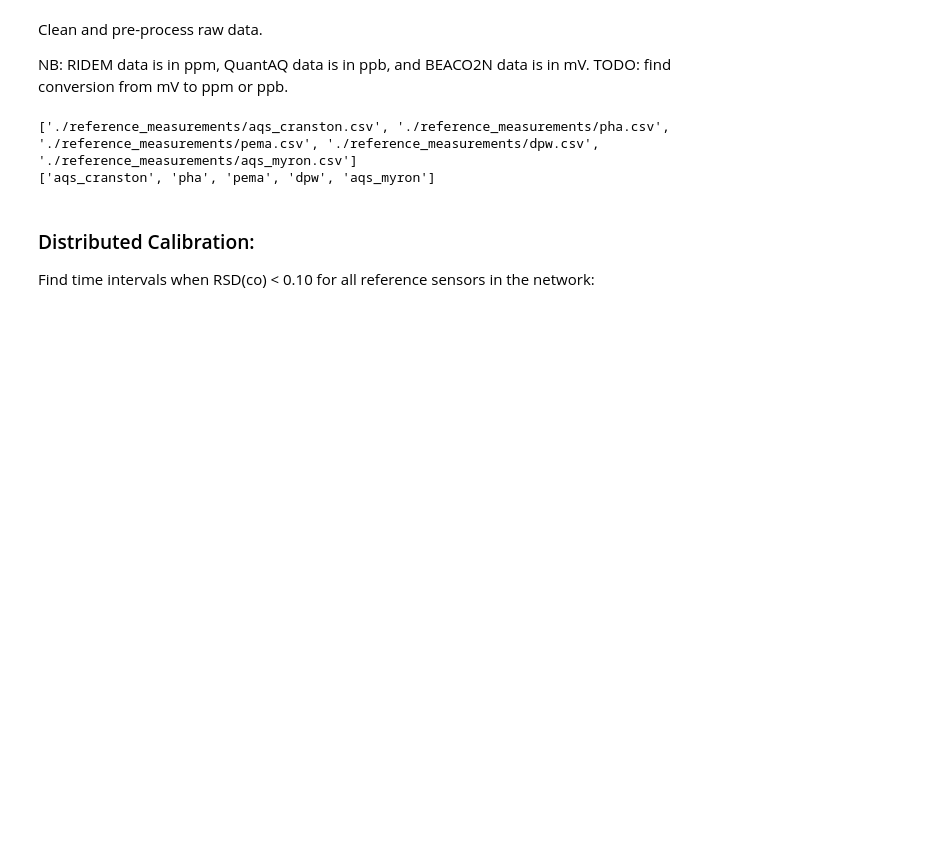
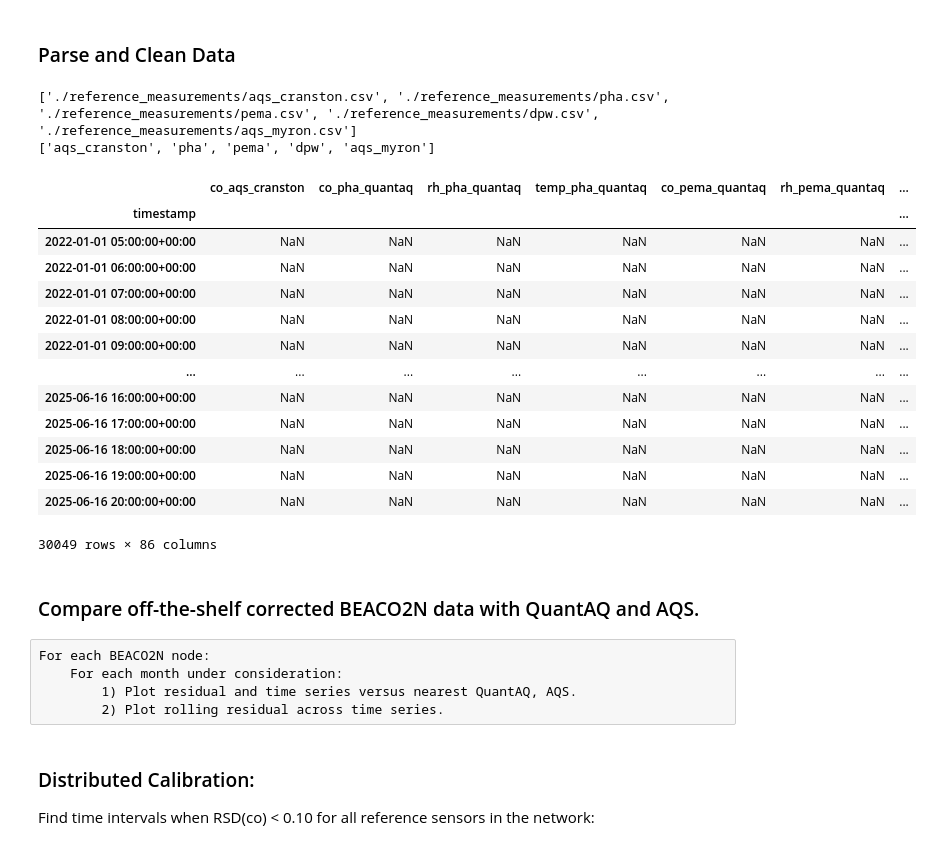
Before and after one commit to dwoodilla/bpp-scripts, a Jupyter notebook: BEACO2N_CO_calibration.ipynb, the cells around one changed output. Saved outputs shown, nothing was run; the diff lists cells and outputs as text; code cells hidden in the pictures; blank space fills up the shorter version.

```diff
--- a/BEACO2N_CO_calibration.ipynb
+++ b/BEACO2N_CO_calibration.ipynb
@@ -15,10 +13,8 @@ import typing as t
 import pyaqsapi as aqs
 from datetime import date
 from functools import reduce
-# %% [markdown]
-Clean and pre-process raw data.
-
-NB: RIDEM data is in ppm, QuantAQ data is in ppb, and BEACO2N data is in mV. TODO: find conversion from mV to ppm or ppb.
+# %% [markdown]
+### Parse and Clean Data
 # %%
 # Parse the measurement and reference dataframe lists from csv files in project folder.
 measurement_files = glob("./BEACO2N_measurements/*.csv")
@@ -91,3 +107,76 @@ reference_df = {key: rm_outliers(df) for key, df in reference_df.items()}
+# %%
+from functools import reduce
+
+# Prepare a list to collect all dataframes with renamed columns
+dfs = []
+
+# Helper function to rename columns for each site
+def rename_columns(df, site, is_aqs=False, is_quantaq=False, is_beaco2n=False):
+    # Only keep timestamp, co, rh, temp if present
+    cols = ['timestamp']
+    if 'co' in df.columns: cols.append('co')
+    if 'rh' in df.columns: cols.append('rh')
+    if 'temp' in df.columns: cols.append('temp')
+    df = df[cols].copy()
+    if is_aqs:
+        # For AQS, use "co_aqs_[site]" (not "co_aqs_[site]_aqs")
+        suffix = f"_aqs_{site}"
+    elif is_quantaq:
+        suffix = f"_{site}_quantaq"
+    elif is_beaco2n:
+        suffix = f"_{site}_beaco2n"
+    else:
+        suffix = f"_{site}"
+    rename_map = {}
+    if 'co' in df.columns:
+        if is_aqs:
+            rename_map['co'] = f"co_{site}"
+        else:
+            rename_map['co'] = f"co{suffix}"
+    if 'rh' in df.columns: rename_map['rh'] = f"rh{suffix}"
+    if 'temp' in df.columns: rename_map['temp'] = f"temp{suffix}"
+    df = df.rename(columns=rename_map)
+    return df
+
+# Add reference sites
+for site, df in reference_df.items():
+    is_aqs = 'aqs' in site
+    is_quantaq = (site in measurement_df) and not is_aqs
+    dfs.append(rename_columns(df, site, is_aqs=is_aqs, is_quantaq=is_quantaq))
+
+# Add measurement sites
+for site, df in measurement_df.items():
+    is_beaco2n = (site in reference_df)
+    dfs.append(rename_columns(df, site, is_beaco2n=is_beaco2n))
+
+# Outer merge all dataframes on timestamp
+merged_all = reduce(lambda left, right: pd.merge(left, right, on='timestamp', how='outer'), dfs)
+merged_all = merged_all.sort_values('timestamp').set_index('timestamp')
+
+# Display the merged dataframe
+display(merged_all)
+# %% [output]
+|  | co_aqs_cranston | co_pha_quantaq | rh_pha_quantaq | temp_pha_quantaq | co_pema_quantaq | rh_pema_quantaq | ... |
+| timestamp |  |  |  |  |  |  | ... |
+| 2022-01-01 05:00:00+00:00 | NaN | NaN | NaN | NaN | NaN | NaN | ... |
+| 2022-01-01 06:00:00+00:00 | NaN | NaN | NaN | NaN | NaN | NaN | ... |
+| 2022-01-01 07:00:00+00:00 | NaN | NaN | NaN | NaN | NaN | NaN | ... |
+| 2022-01-01 08:00:00+00:00 | NaN | NaN | NaN | NaN | NaN | NaN | ... |
+| 2022-01-01 09:00:00+00:00 | NaN | NaN | NaN | NaN | NaN | NaN | ... |
+| ... | ... | ... | ... | ... | ... | ... | ... |
+| 2025-06-16 16:00:00+00:00 | NaN | NaN | NaN | NaN | NaN | NaN | ... |
+| 2025-06-16 17:00:00+00:00 | NaN | NaN | NaN | NaN | NaN | NaN | ... |
+| 2025-06-16 18:00:00+00:00 | NaN | NaN | NaN | NaN | NaN | NaN | ... |
+| 2025-06-16 19:00:00+00:00 | NaN | NaN | NaN | NaN | NaN | NaN | ... |
+| 2025-06-16 20:00:00+00:00 | NaN | NaN | NaN | NaN | NaN | NaN | ... |
+30049 rows × 86 columns
+# %% [markdown]
+### Compare off-the-shelf corrected BEACO2N data with QuantAQ and AQS.
+# %% [raw]
+For each BEACO2N node:
+    For each month under consideration:
+        1) Plot residual and time series versus nearest QuantAQ, AQS.
+        2) Plot rolling residual across time series.
 # %% [markdown]
 ### Distributed Calibration:
 Find time intervals when RSD(co) < 0.10 for all reference sensors in the network:
```
Also changed, not shown: parts of 9 cells of this notebook, 16 other files.
